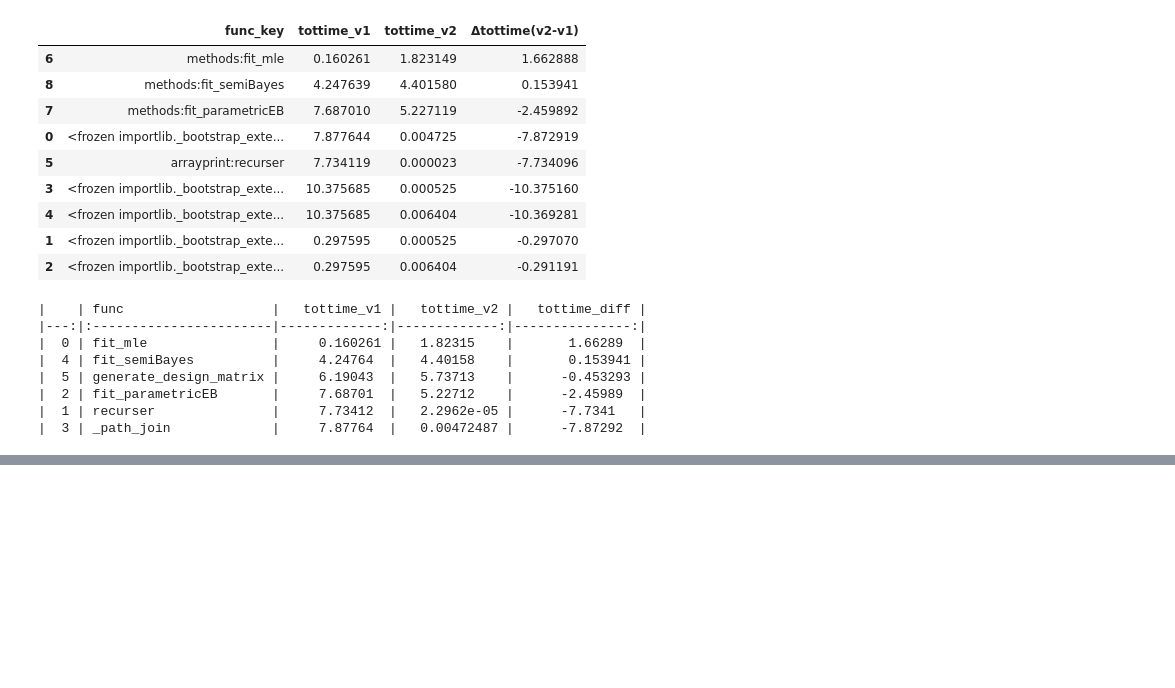
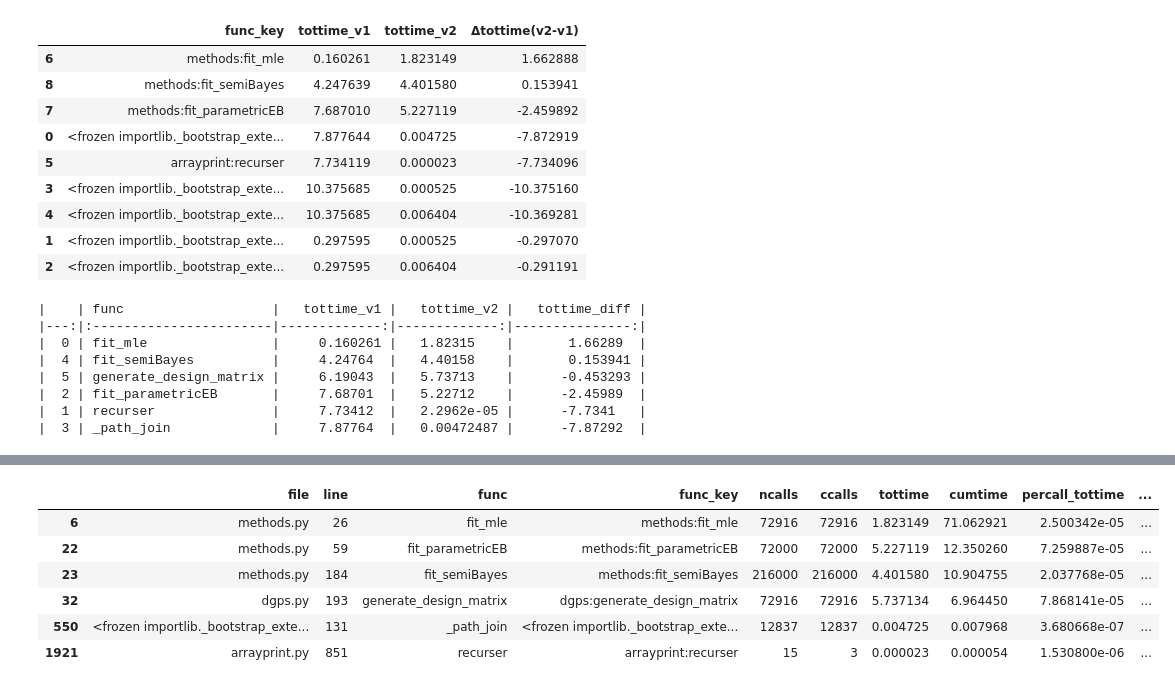
Before and after one commit to mcanearm/stat607, a Jupyter notebook: docs/timings.ipynb, the cells around one changed output, grey strips where cells are left out. Cells and saved outputs as stored; diff of their text form; code cells hidden in the pictures; blank space fills up the shorter version.

```diff
--- a/docs/timings.ipynb
+++ b/docs/timings.ipynb
@@ -369,3 +369,13 @@ df1[df1["func"].isin(key_funcs)]
 | 52 | <frozen importlib._bootstrap_exte... | 131 | _path_join | <frozen importlib._bootstrap_exte... | 27013538 | 27013538 | 7.877644 | 13.275429 | 2.916184e-07 | ... |
 | 53 | methods.py | 177 | fit_semiBayes | methods:fit_semiBayes | 216010 | 216010 | 4.247639 | 12.661412 | 1.966408e-05 | ... |
 | 57 | dgps.py | 195 | generate_design_matrix | dgps:generate_design_matrix | 72732 | 72732 | 6.190427 | 12.031995 | 8.511283e-05 | ... |
+# %%
+df2[df2["func"].isin(key_funcs)]
+# %% [output]
+|  | file | line | func | func_key | ncalls | ccalls | tottime | cumtime | percall_tottime | ... |
+| 6 | methods.py | 26 | fit_mle | methods:fit_mle | 72916 | 72916 | 1.823149 | 71.062921 | 2.500342e-05 | ... |
+| 22 | methods.py | 59 | fit_parametricEB | methods:fit_parametricEB | 72000 | 72000 | 5.227119 | 12.350260 | 7.259887e-05 | ... |
+| 23 | methods.py | 184 | fit_semiBayes | methods:fit_semiBayes | 216000 | 216000 | 4.401580 | 10.904755 | 2.037768e-05 | ... |
+| 32 | dgps.py | 193 | generate_design_matrix | dgps:generate_design_matrix | 72916 | 72916 | 5.737134 | 6.964450 | 7.868141e-05 | ... |
+| 550 | <frozen importlib._bootstrap_exte... | 131 | _path_join | <frozen importlib._bootstrap_exte... | 12837 | 12837 | 0.004725 | 0.007968 | 3.680668e-07 | ... |
+| 1921 | arrayprint.py | 851 | recurser | arrayprint:recurser | 15 | 3 | 0.000023 | 0.000054 | 1.530800e-06 | ... |
```
Also changed, not shown: 3 other files.
